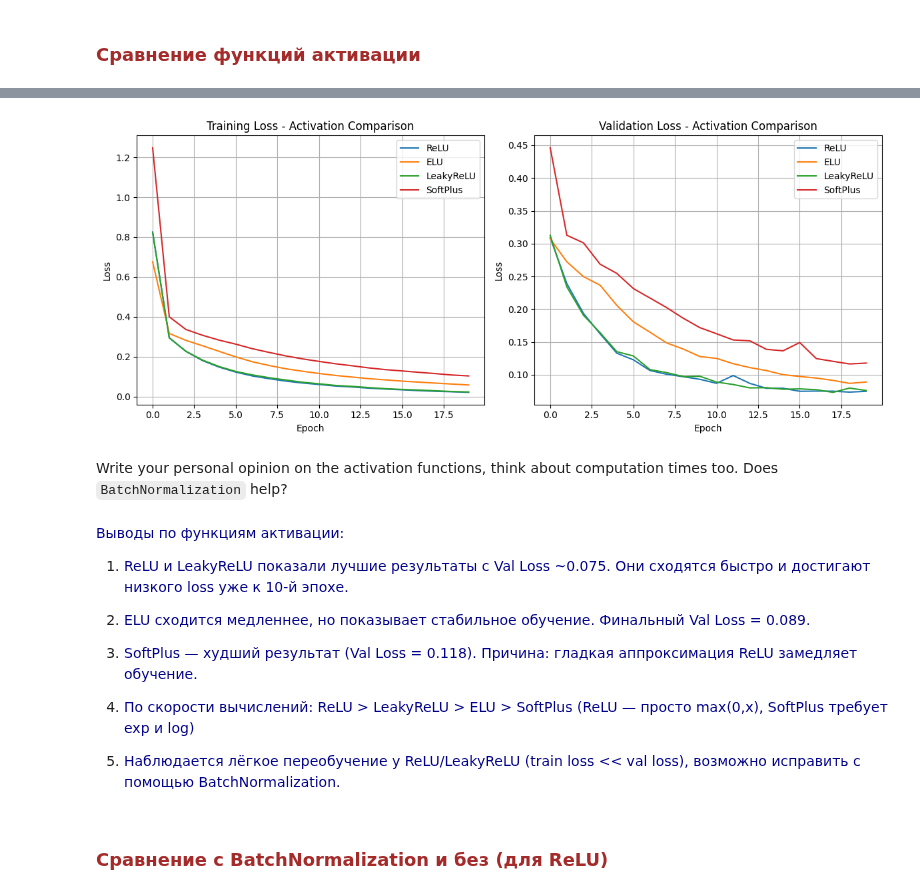
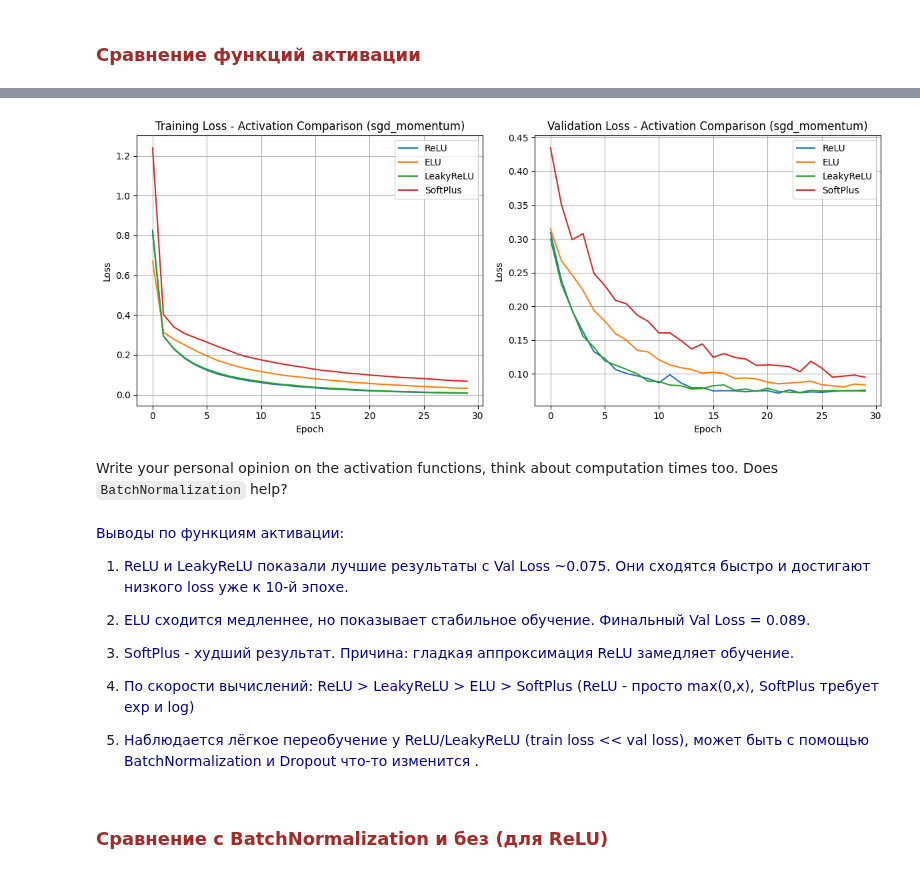
Before and after one commit to gammabox2020/ml-course-2023-homeworks, a Jupyter notebook: homeworks/hw08_nn_from_scratch/main_notebook.ipynb, the cells around one changed output, grey strips where cells are left out. Drawn from its saved outputs; the diff is of its cells as text; code cells hidden in the pictures.

```diff
--- a/homeworks/hw08_nn_from_scratch/main_notebook.ipynb
+++ b/homeworks/hw08_nn_from_scratch/main_notebook.ipynb
@@ -364,7 +379,7 @@ activations = {
 
 optimizer_config = {'learning_rate': 1e-2, 'momentum': 0.9}
 criterion = ClassNLLCriterion()
-n_epoch = 20
+n_epoch = 30
 
 results = {}
 
@@ -426,4 +441,4 @@ Epoch 20/20, Train Loss: 0.1039, Val Loss: 0.1177
-[figure, old version]
+[figure, new version]
 # %% [markdown]
 Write your personal opinion on the activation functions, think about computation times too. Does `BatchNormalization` help?
 # %% [markdown]
@@ -436,14 +451,14 @@ Write your personal opinion on the activation functions, think about computation
 2. <font color = darkblue>ELU сходится медленнее, но показывает стабильное обучение.
    Финальный Val Loss = 0.089.</font>
 
-3. <font color = darkblue>SoftPlus — худший результат (Val Loss = 0.118).
+3. <font color = darkblue>SoftPlus - худший результат.
    Причина: гладкая аппроксимация ReLU замедляет обучение.</font>
 
 4. <font color = darkblue>По скорости вычислений: ReLU > LeakyReLU > ELU > SoftPlus
-   (ReLU — просто max(0,x), SoftPlus требует exp и log)</font>
+   (ReLU - просто max(0,x), SoftPlus требует exp и log)</font>
 
 5. <font color = darkblue>Наблюдается лёгкое переобучение у ReLU/LeakyReLU
-   (train loss << val loss), возможно исправить с помощью BatchNormalization.</font>
+   (train loss << val loss), может быть с помощью BatchNormalization и Dropout что-то изменится .</font>
 # %% [markdown]
  ### <font color = brown> Сравнение c BatchNormalization и без (для ReLU) <font>
 # %%
```
Also changed, not shown: parts of 16 cells of this notebook.
